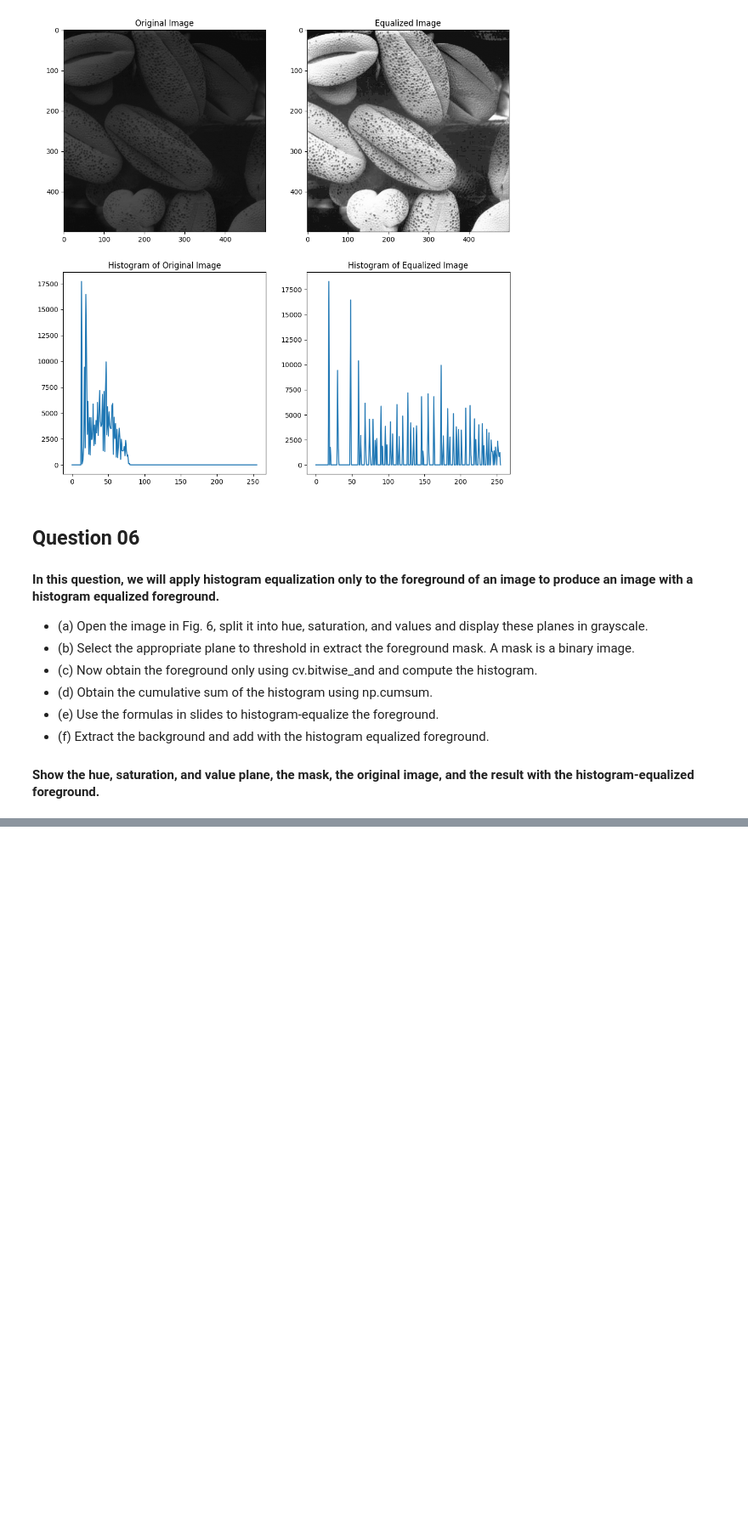
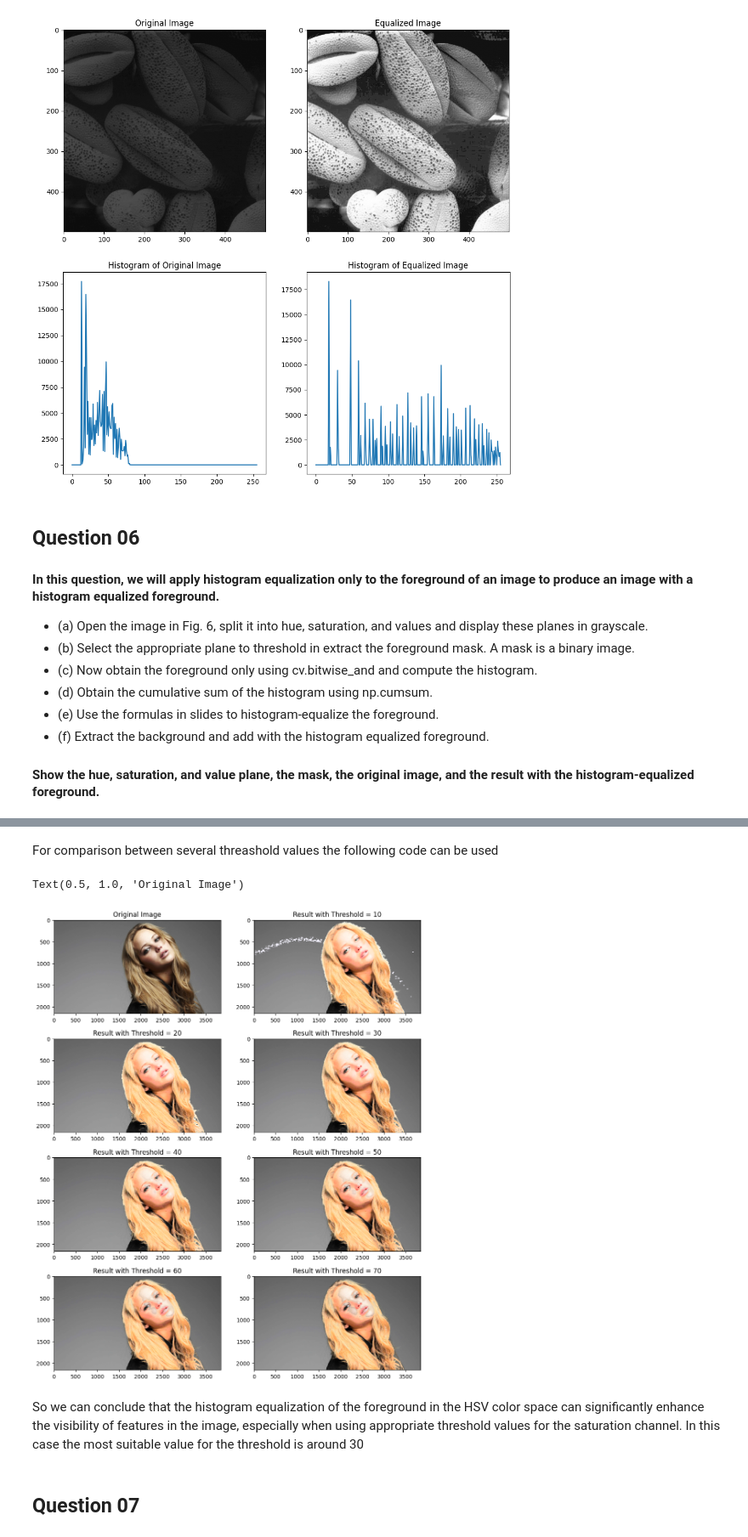
Before and after one commit to HimethW/Intensity-Transformations-and-Neighborhood-Filtering, a Jupyter notebook: Assignment1.ipynb, the cells around one changed output, grey strips where cells are left out. Shown at 85% size. Saved outputs shown, nothing was run; the diff lists cells and outputs as text; code cells hidden in the pictures; blank space fills up the shorter version.

Commit message:
question 6 done

```diff
--- a/Assignment1.ipynb
+++ b/Assignment1.ipynb
@@ -274,0 +348,41 @@ Text(0.5, 1.0, 'Histogram of Equalized Image')
+# %% [markdown]
+For comparison between several threashold values the following code can be used
+# %%
+threshold_values = [10,20,30,40,50,60,70]
+fig_img, ax_img = plt.subplots(4, 2, figsize=(12, 15))
+for index, threshold_value in enumerate(threshold_values,1):
+  # (b) Select the appropriate plane to threshold in extract the foreground mask.
+  th, mask = cv.threshold(s, threshold_value, 255, cv.THRESH_BINARY)  # Thresholding the saturation plane
+
+  # (c) Now obtain the foreground only using cv.bitwise_and and compute the histogram.
+  foreground = cv.bitwise_and(v, v, mask=mask)
+
+  hist_foreground, bins_foreground = np.histogram(foreground.flatten(), bins=256, range=(0, 255))
+
+  # (d) Obtain the cumulative sum of the histogram using np.cumsum.
+  cdf_foreground = np.cumsum(hist_foreground)
+
+  # (e) Use the formulas in slides to histogram-equalize the foreground.
+  t = np.array([(L-1)/(M*N)*cdf[i] for i in range(256)], dtype=np.uint8)
+
+  foreground_eq = t[foreground]
+  hist_foreground_eq, bins_foreground_eq = np.histogram(foreground_eq.flatten(), bins=256, range=(0, 255))
+
+  background = cv.bitwise_and(v, v, mask=cv.bitwise_not(mask))
+  result_v = cv.add(background, foreground_eq)
+  result_hsv = cv.merge((h, s, result_v))
+  result_bgr = cv.cvtColor(result_hsv, cv.COLOR_HSV2BGR)
+
+
+  ax_img[index//2,index%2].imshow(cv.cvtColor(result_bgr, cv.COLOR_BGR2RGB))
+  ax_img[index//2,index%2].set_title(f'Result with Threshold = {threshold_value}')
+
+ax_img[0,0].imshow(cv.cvtColor(image, cv.COLOR_BGR2RGB))
+ax_img[0,0].set_title('Original Image')
+# %% [output]
+Text(0.5, 1.0, 'Original Image')
+[figure, added]
+# %% [markdown]
+So we can conclude that the histogram equalization of the foreground in the HSV color space can significantly enhance the visibility of features in the image, especially when using appropriate threshold values for the saturation channel. In this case the most suitable value for the threshold is around 30
+# %% [markdown]
+## Question 07
```
Also changed, not shown: parts of 5 cells of this notebook.
